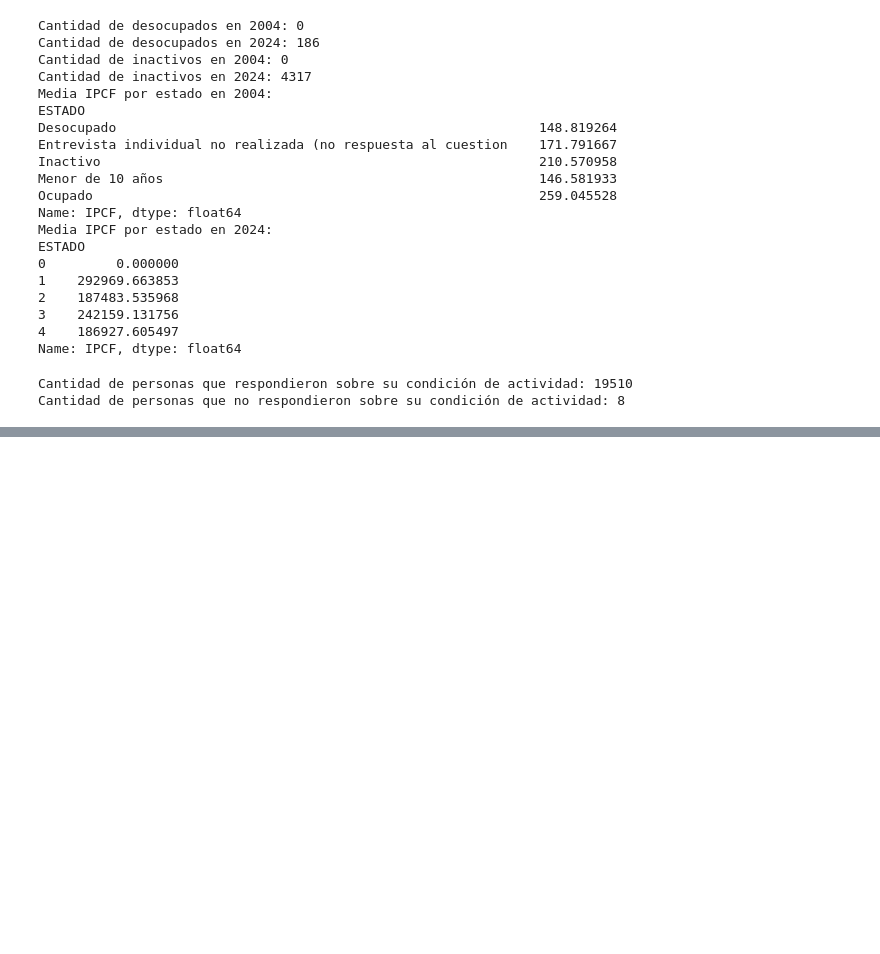
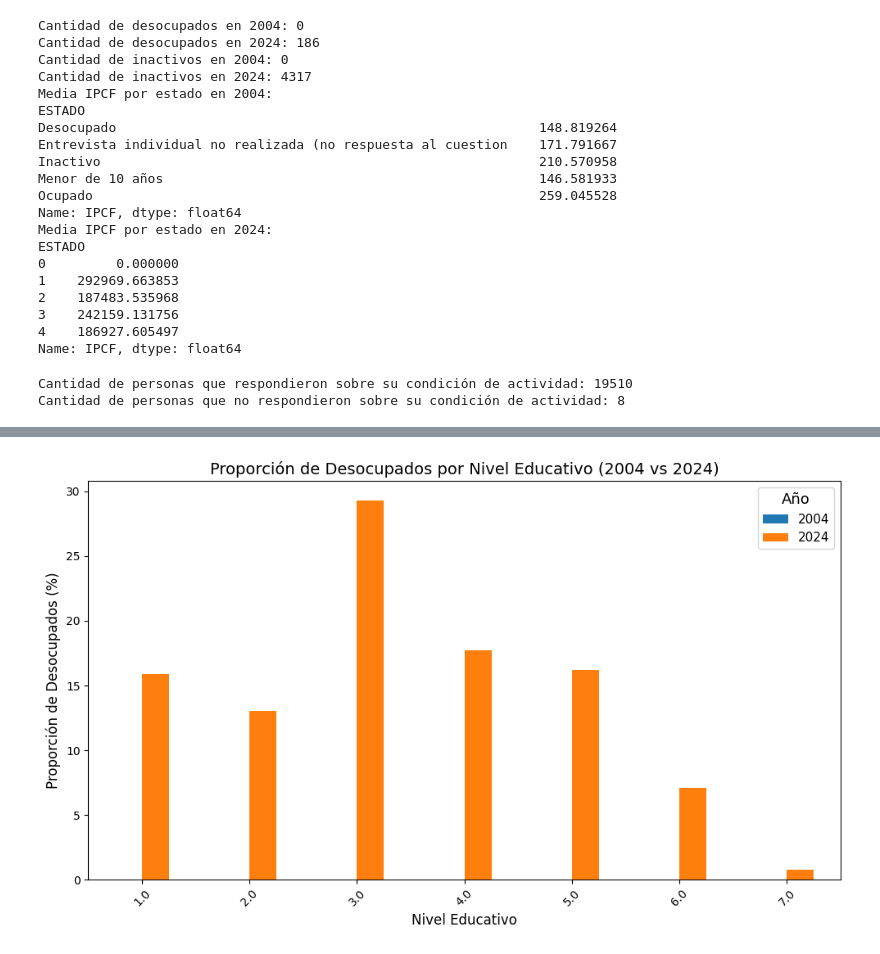
Before and after one commit to MatiasCostanzo2726/BigDataUBA-Grupo9, a Jupyter notebook: TP2/Untitled.ipynb, the cells around one changed output, grey strips where cells are left out. Saved outputs shown, nothing was run; the diff lists cells and outputs as text; code cells hidden in the pictures; blank space fills up the shorter version.

```diff
--- a/TP2/Untitled.ipynb
+++ b/TP2/Untitled.ipynb
@@ -315,0 +385,15 @@ Cantidad de personas que no respondieron sobre su condición de actividad: 8
+# %%
+# Agregar la columna "desocupado" (1 si está desocupado, 0 si no lo está)
+respondieron['desocupado'] = respondieron['ESTADO'].apply(lambda x: 1 if x == 3 else 0)
+
+# Filtrar los datos para 2004 y 2024
+respondieron_2004_desocupado = respondieron[respondieron['ANO4'] == 2004]
+respondieron_2024_desocupado = respondieron[respondieron['ANO4'] == 2024]
+
+# Contar las personas desocupadas en 2004 y 2024
+personas_desocupadas_2004 = respondieron_2004_desocupado['desocupado'].sum()
+personas_desocupadas_2024 = respondieron_2024_desocupado['desocupado'].sum()
+
+# Imprimir los resultados
+print(f"Cantidad de personas desocupadas en 2004: {personas_desocupadas_2004}")
+print(f"Cantidad de personas desocupadas en 2024: {personas_desocupadas_2024}")
@@ -315,0 +408,34 @@ Cantidad de personas que no respondieron sobre su condición de actividad: 8
+# %%
+# Filtrar los datos para 2004 y 2024
+respondieron_2004 = respondieron[respondieron['ANO4'] == 2004]
+respondieron_2024 = respondieron[respondieron['ANO4'] == 2024]
+
+# Filtrar solo los desocupados
+desocupados_2004 = respondieron_2004[respondieron_2004['desocupado'] == 1]
+desocupados_2024 = respondieron_2024[respondieron_2024['desocupado'] == 1]
+
+# Contar la cantidad de desocupados por nivel educativo para 2004 y 2024
+desocupados_2004_educacion = desocupados_2004['NIVEL_ED'].value_counts(normalize=True) * 100
+desocupados_2024_educacion = desocupados_2024['NIVEL_ED'].value_counts(normalize=True) * 100
+
+# Crear un DataFrame con los resultados
+df_comparacion = pd.DataFrame({
+    '2004': desocupados_2004_educacion,
+    '2024': desocupados_2024_educacion
+}).fillna(0)
+
+# Graficar la proporción de desocupados por nivel educativo comparando 2004 vs 2024
+df_comparacion.plot(kind='bar', stacked=False, figsize=(10, 6))
+
+# Personalizar el gráfico
+plt.title('Proporción de Desocupados por Nivel Educativo (2004 vs 2024)', fontsize=14)
+plt.xlabel('Nivel Educativo', fontsize=12)
+plt.ylabel('Proporción de Desocupados (%)', fontsize=12)
+plt.xticks(rotation=45)
+plt.legend(title='Año', title_fontsize='13', fontsize='11')
+plt.tight_layout()
+
+# Mostrar el gráfico
+plt.show()
+# %% [output]
+[figure, added]
```
Also changed, not shown: parts of 6 cells of this notebook.
